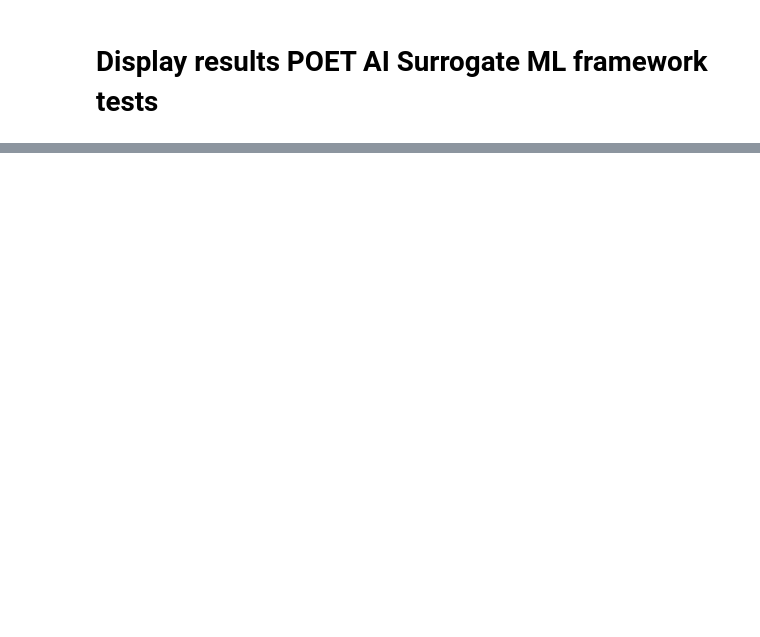
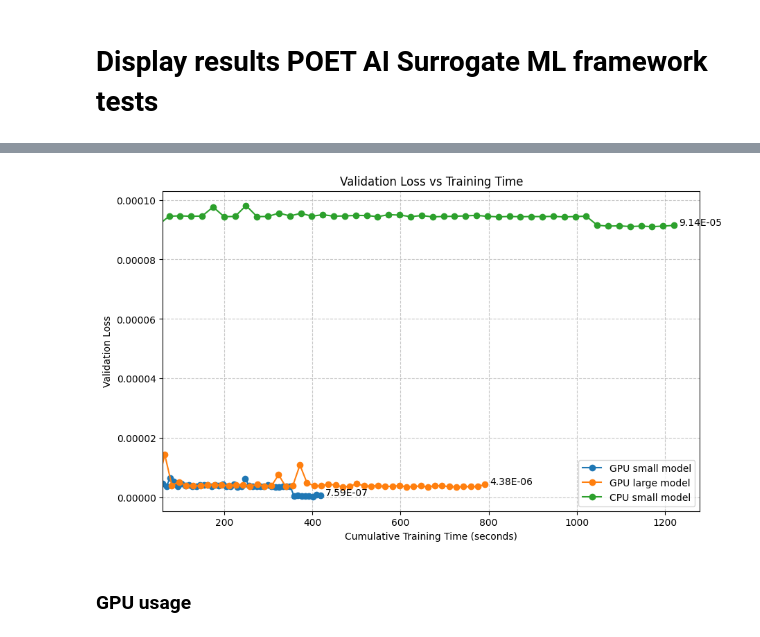
Before and after one commit to hanssssssssssssss/poet_ml_framework_tests, a Jupyter notebook: process_output/process_output_data.ipynb, the cells around one changed output, grey strips where cells are left out. Drawn from its saved outputs; the diff is of its cells as text; code cells hidden in the pictures; blank space fills up the shorter version.

```diff
--- a/process_output/process_output_data.ipynb
+++ b/process_output/process_output_data.ipynb
@@ -69,0 +175,46 @@ for pid, data in experiments.items():
+# %%
+fig, ax = plt.subplots(figsize=(10, 6))
+every_nth_epoch = 40
+start_time = 60
+end_time = None
+
+for key, item in training_experiments.items():
+    val_loss_history = item["training_val_loss"]
+    # Calculate avg time per epoch
+    processing_seconds = item["time"]["process_data"] / 1000000
+    avg_time_per_epoch = processing_seconds / len(item["training_val_loss"])
+    cumulative_time = [i * avg_time_per_epoch for i in range(len(val_loss_history))]
+
+    # Plot the loss history in the given timeframe
+    cumulative_time = np.array(cumulative_time)[::every_nth_epoch]
+    val_loss_history = np.array(val_loss_history)[::every_nth_epoch]
+    start_index = np.searchsorted(cumulative_time, int(start_time or 0), side="left")
+    if start_index != 0:
+        start_index -= 1
+
+    end_index = np.searchsorted(cumulative_time, int(end_time or 1234567890), side="right")
+    if end_index != len(cumulative_time):
+        end_index += 1
+
+    ax.plot(cumulative_time[start_index:end_index],
+            val_loss_history[start_index:end_index],
+            marker="o", label=f"{item["device"]} {item["model"]} model")
+
+ax.set_xlabel("Cumulative Training Time (seconds)")
+ax.set_ylabel("Validation Loss")
+ax.set_xlim(start_time, end_time)
+ax.set_title("Validation Loss vs Training Time")
+ax.legend()
+ax.grid(True, linestyle="--", alpha=0.7)
+
+# Show final loss values
+for line in ax.get_lines():
+    x = line.get_xdata()[-1]
+    y = line.get_ydata()[-1]
+    ax.annotate(f"{y:.2E}", xy=(x, y), xytext=(5, 0), textcoords="offset points")
+
+plt.show()
+# %% [output]
+[figure, added]
+# %% [markdown]
+### GPU usage
```
Also changed, not shown: parts of 12 cells of this notebook, 55 other files.
